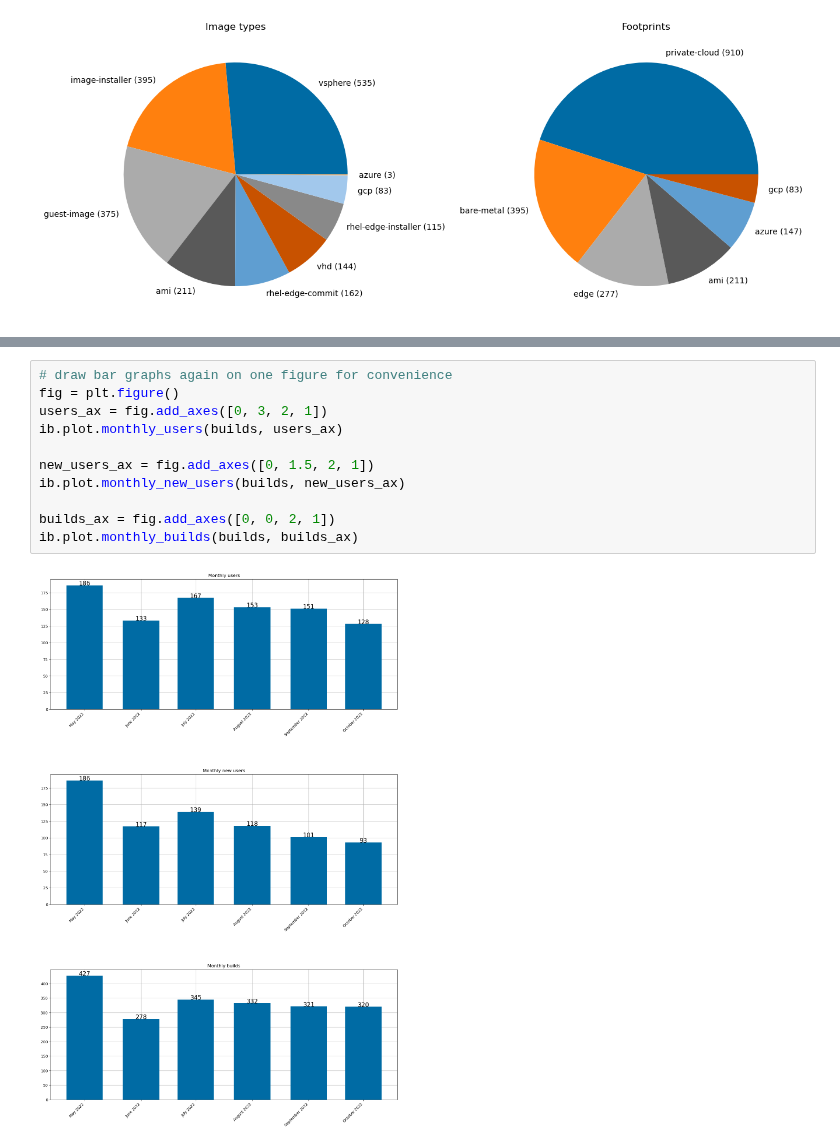
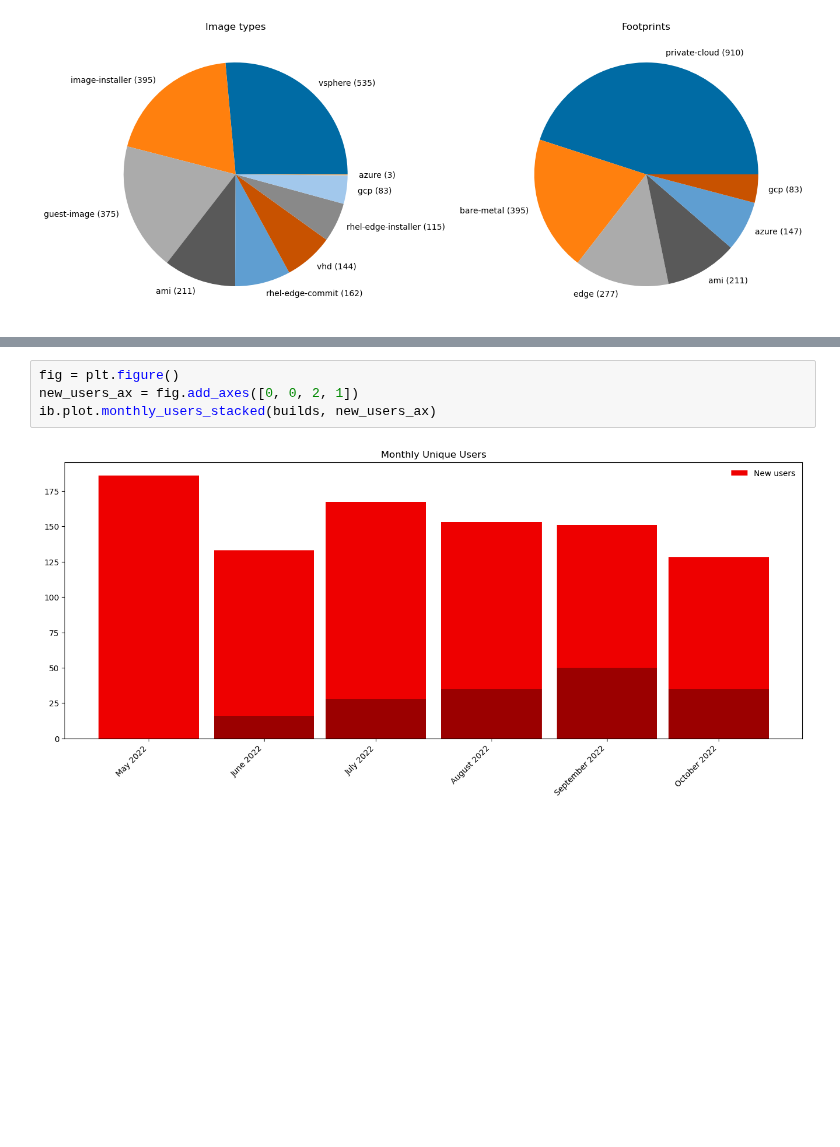
Before and after one commit to osbuild/metrics, a Jupyter notebook: notebooks/Report.ipynb, the cells around one changed output, grey strips where cells are left out. Drawn from its saved outputs; the diff is of its cells as text; blank space fills up the shorter version.

```diff
--- a/notebooks/Report.ipynb
+++ b/notebooks/Report.ipynb
@@ -106,13 +76,6 @@ ib.plot.dau_over_mau(builds, ax)
-# %%
-# draw bar graphs again on one figure for convenience
-fig = plt.figure()
-users_ax = fig.add_axes([0, 3, 2, 1])
-ib.plot.monthly_users(builds, users_ax)
-
-new_users_ax = fig.add_axes([0, 1.5, 2, 1])
-ib.plot.monthly_new_users(builds, new_users_ax)
-
-builds_ax = fig.add_axes([0, 0, 2, 1])
-ib.plot.monthly_builds(builds, builds_ax)
-# %% [output]
-[figure, removed]
+# %%
+fig = plt.figure()
+new_users_ax = fig.add_axes([0, 0, 2, 1])
+ib.plot.monthly_users_stacked(builds, new_users_ax)
+# %% [output]
+[figure, added]
```
Also changed, not shown: parts of 5 cells of this notebook, 1 other file.
